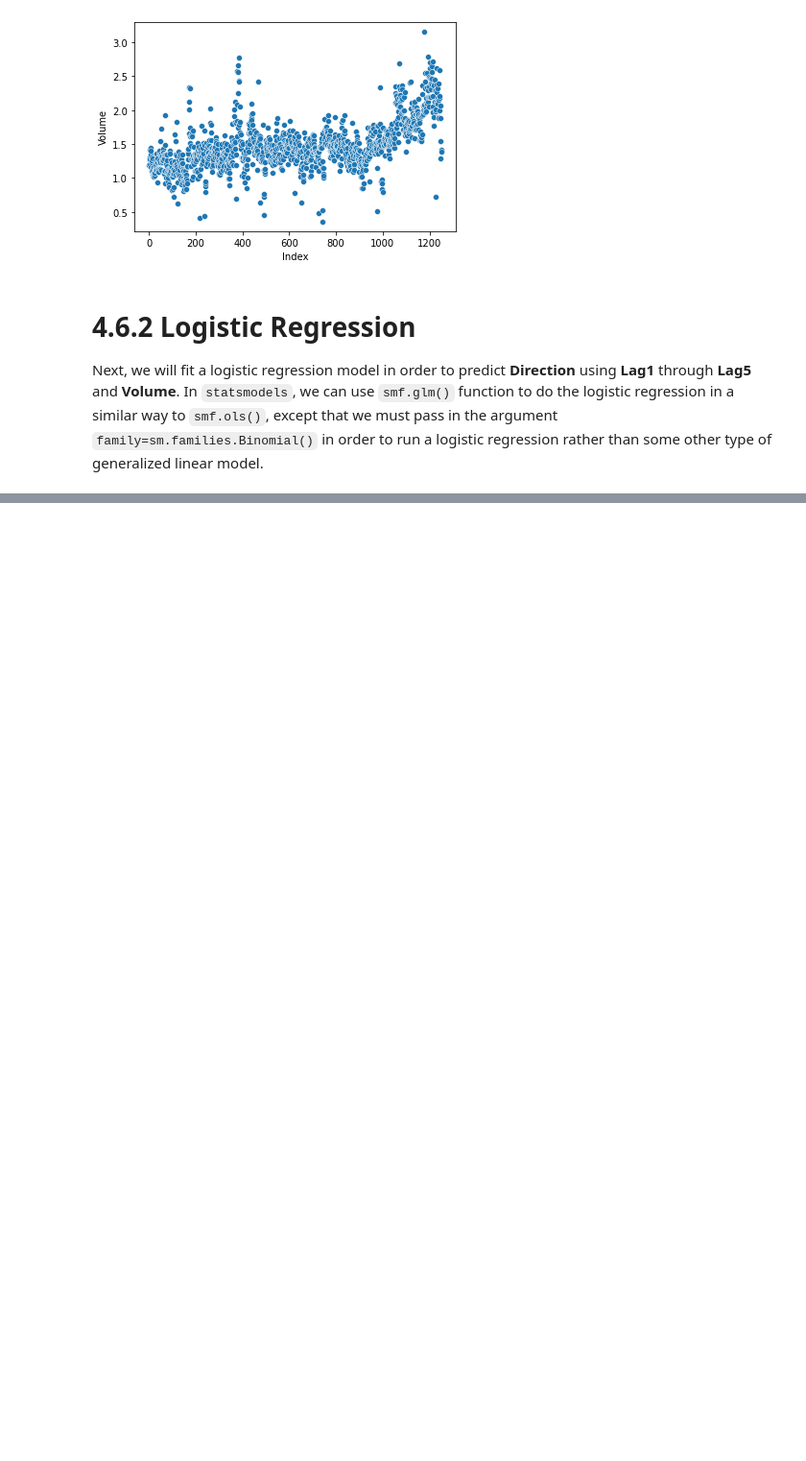
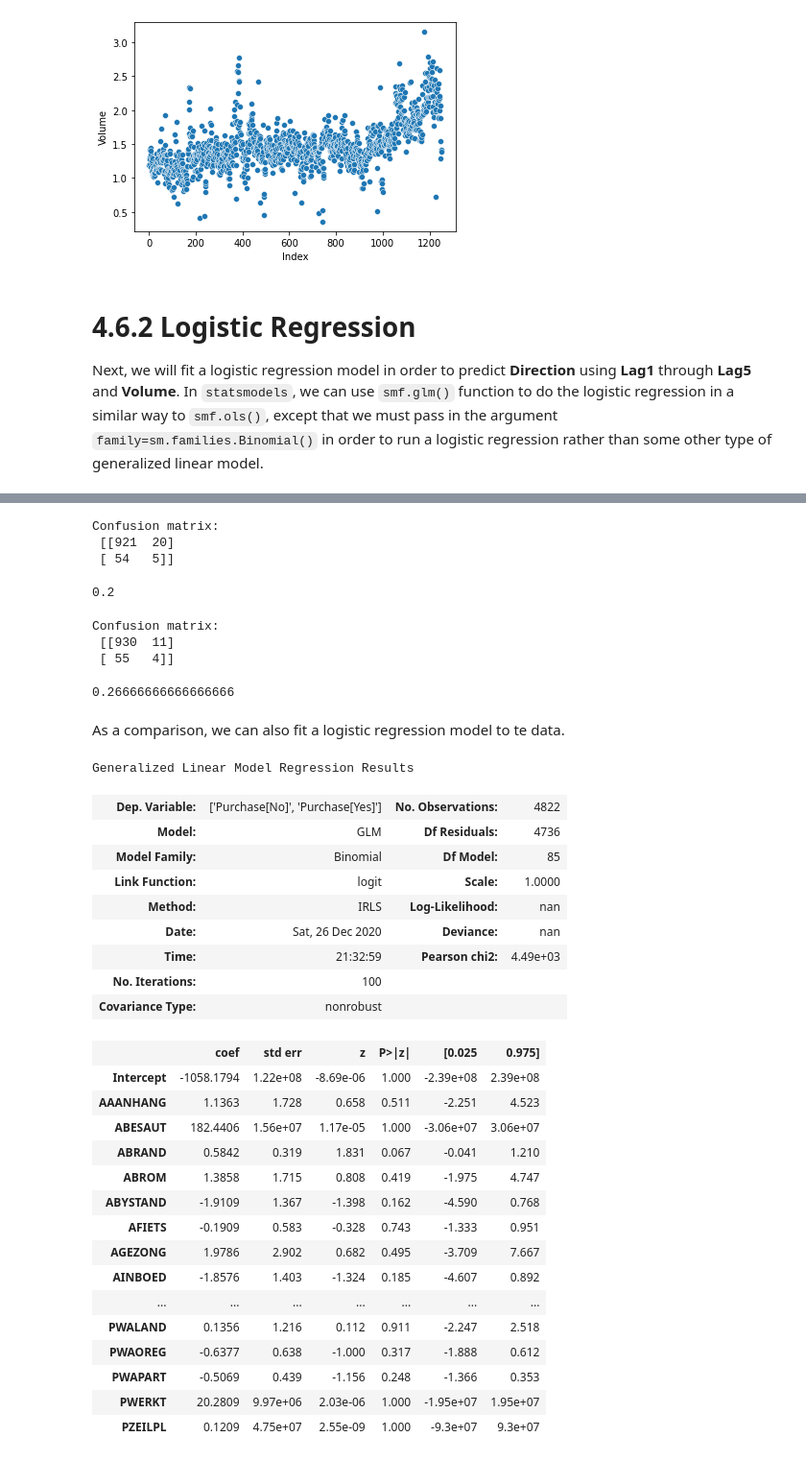
Before and after one commit to chenyulue/ISLP, a Jupyter notebook: Ch04/Ch04-Classification_Lab.ipynb, the cells around one changed output, grey strips where cells are left out. Shown: that part at 96% size. Drawn from its saved outputs; the diff is of its cells as text; code cells hidden in the pictures; blank space fills up the shorter version.

```diff
--- a/Ch04/Ch04-Classification_Lab.ipynb
+++ b/Ch04/Ch04-Classification_Lab.ipynb
@@ -164,0 +540,5 @@ Length: 1250, dtype: float64
+# %%
+caravan = pd.read_csv('../data/Caravan.csv',
+                     na_values='?',
+                     index_col=0)
+caravan.head()
@@ -164,0 +618,66 @@ Length: 1250, dtype: float64
+# %%
+# K=3
+knn = neighbors.KNeighborsClassifier(n_neighbors=3)
+knn_pred = knn.fit(train_X, train_Y)\
+              .predict(test_X)
+print('Confusion matrix:\n',
+      confusion_matrix(test_Y, knn_pred))
+# %% [output]
+Confusion matrix:
+ [[921  20]
+ [ 54   5]]
+# %%
+5/(20+5)
+# %% [output]
+0.2
+# %%
+# K=5
+knn = neighbors.KNeighborsClassifier(n_neighbors=5)
+knn_pred = knn.fit(train_X, train_Y)\
+              .predict(test_X)
+print('Confusion matrix:\n',
+      confusion_matrix(test_Y, knn_pred))
+# %% [output]
+Confusion matrix:
+ [[930  11]
+ [ 55   4]]
+# %%
+4/(4+11)
+# %% [output]
+0.26666666666666666
+# %% [markdown]
+As a comparison, we can also fit a logistic regression model to te data.
+# %%
+formula = '+'.join(caravan.columns.difference(['Purchase']))
+lg_fit = smf.glm(f'Purchase~{formula}',
+                caravan,
+                family=sm.families.Binomial(),
+                subset=range(1000,5822)).fit()
+lg_fit.summary()
+# %% [output]
+Generalized Linear Model Regression Results
+| Dep. Variable: | ['Purchase[No]', 'Purchase[Yes]'] | No. Observations: | 4822 |
+| Model: | GLM | Df Residuals: | 4736 |
+| Model Family: | Binomial | Df Model: | 85 |
+| Link Function: | logit | Scale: | 1.0000 |
+| Method: | IRLS | Log-Likelihood: | nan |
+| Date: | Sat, 26 Dec 2020 | Deviance: | nan |
+| Time: | 21:32:59 | Pearson chi2: | 4.49e+03 |
+| No. Iterations: | 100 |  |  |
+| Covariance Type: | nonrobust |  |  |
+|  | coef | std err | z | P>|z| | [0.025 | 0.975] |
+| Intercept | -1058.1794 | 1.22e+08 | -8.69e-06 | 1.000 | -2.39e+08 | 2.39e+08 |
+| AAANHANG | 1.1363 | 1.728 | 0.658 | 0.511 | -2.251 | 4.523 |
+| ABESAUT | 182.4406 | 1.56e+07 | 1.17e-05 | 1.000 | -3.06e+07 | 3.06e+07 |
+| ABRAND | 0.5842 | 0.319 | 1.831 | 0.067 | -0.041 | 1.210 |
+| ABROM | 1.3858 | 1.715 | 0.808 | 0.419 | -1.975 | 4.747 |
+| ABYSTAND | -1.9109 | 1.367 | -1.398 | 0.162 | -4.590 | 0.768 |
+| AFIETS | -0.1909 | 0.583 | -0.328 | 0.743 | -1.333 | 0.951 |
+| AGEZONG | 1.9786 | 2.902 | 0.682 | 0.495 | -3.709 | 7.667 |
+| AINBOED | -1.8576 | 1.403 | -1.324 | 0.185 | -4.607 | 0.892 |
+| ... | ... | ... | ... | ... | ... | ... |
+| PWALAND | 0.1356 | 1.216 | 0.112 | 0.911 | -2.247 | 2.518 |
+| PWAOREG | -0.6377 | 0.638 | -1.000 | 0.317 | -1.888 | 0.612 |
+| PWAPART | -0.5069 | 0.439 | -1.156 | 0.248 | -1.366 | 0.353 |
+| PWERKT | 20.2809 | 9.97e+06 | 2.03e-06 | 1.000 | -1.95e+07 | 1.95e+07 |
+| PZEILPL | 0.1209 | 4.75e+07 | 2.55e-09 | 1.000 | -9.3e+07 | 9.3e+07 |
```
Also changed, not shown: parts of 98 cells of this notebook.
